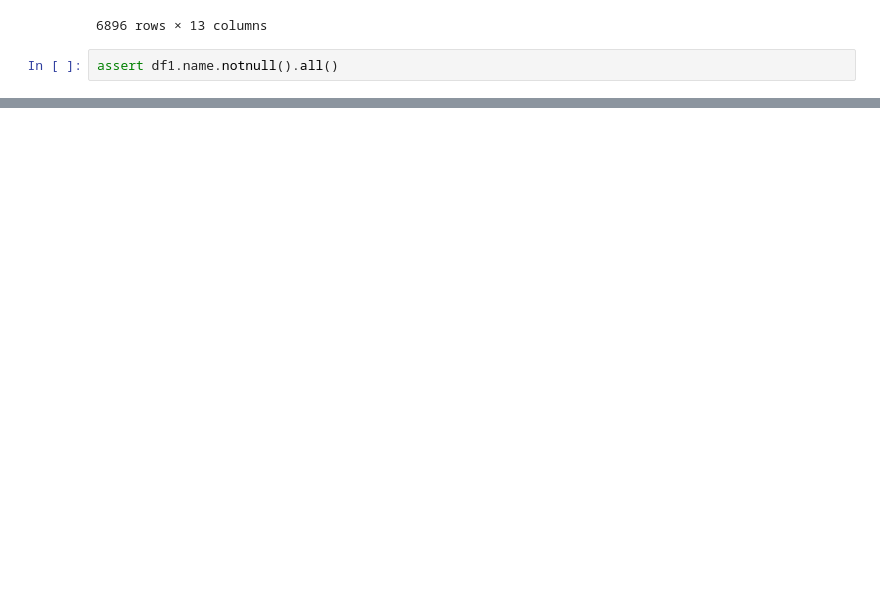
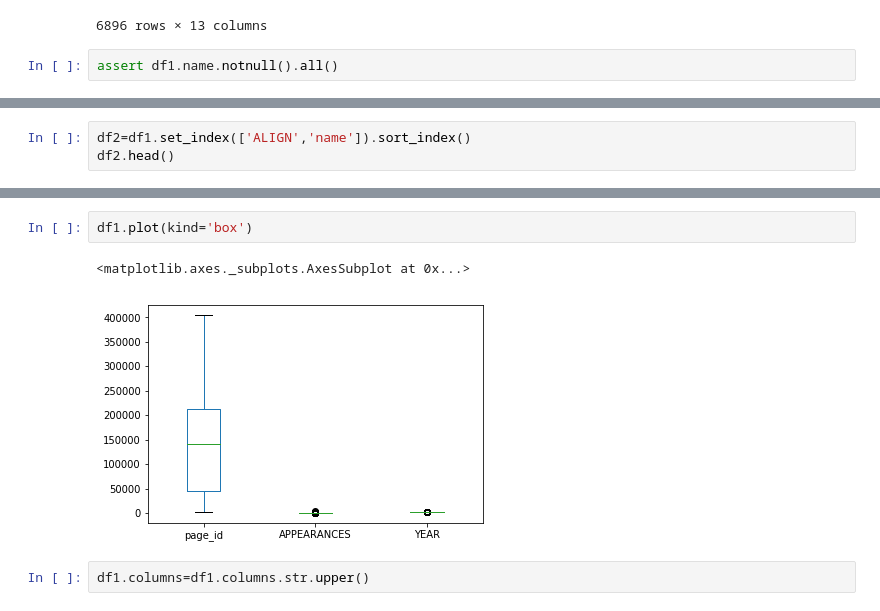
Before and after one commit to chanderPrakash1/pandas, a Jupyter notebook: fivethirtyeight-comic-characters-dataset (1)/FirstDataSetProject.ipynb, the cells around one changed output, grey strips where cells are left out. Cells and saved outputs as stored; diff of their text form; blank space fills up the shorter version.

```diff
--- a/fivethirtyeight-comic-characters-dataset (1)/FirstDataSetProject.ipynb
+++ b/fivethirtyeight-comic-characters-dataset (1)/FirstDataSetProject.ipynb
@@ -648,0 +661,3 @@ assert df1.name.notnull().all()
+# %%
+df2=df1.set_index(['ALIGN','name']).sort_index()
+df2.head()
@@ -648,0 +745,7 @@ assert df1.name.notnull().all()
+# %%
+df1.plot(kind='box')
+# %% [output]
+<matplotlib.axes._subplots.AxesSubplot at 0x...>
+[figure, added]
+# %%
+df1.columns=df1.columns.str.upper()
```
Also changed, not shown: parts of 11 cells of this notebook, 12 other files.
